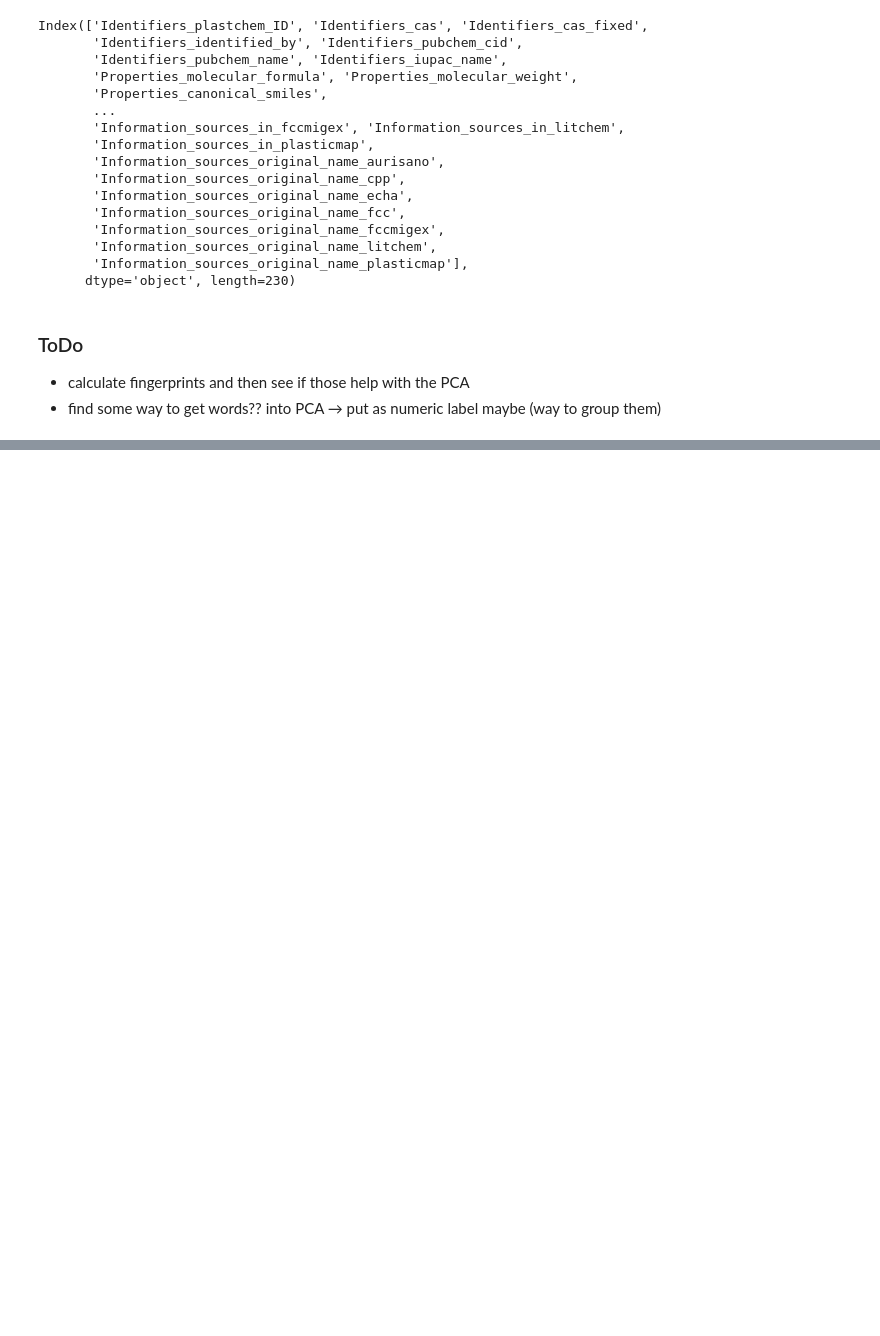
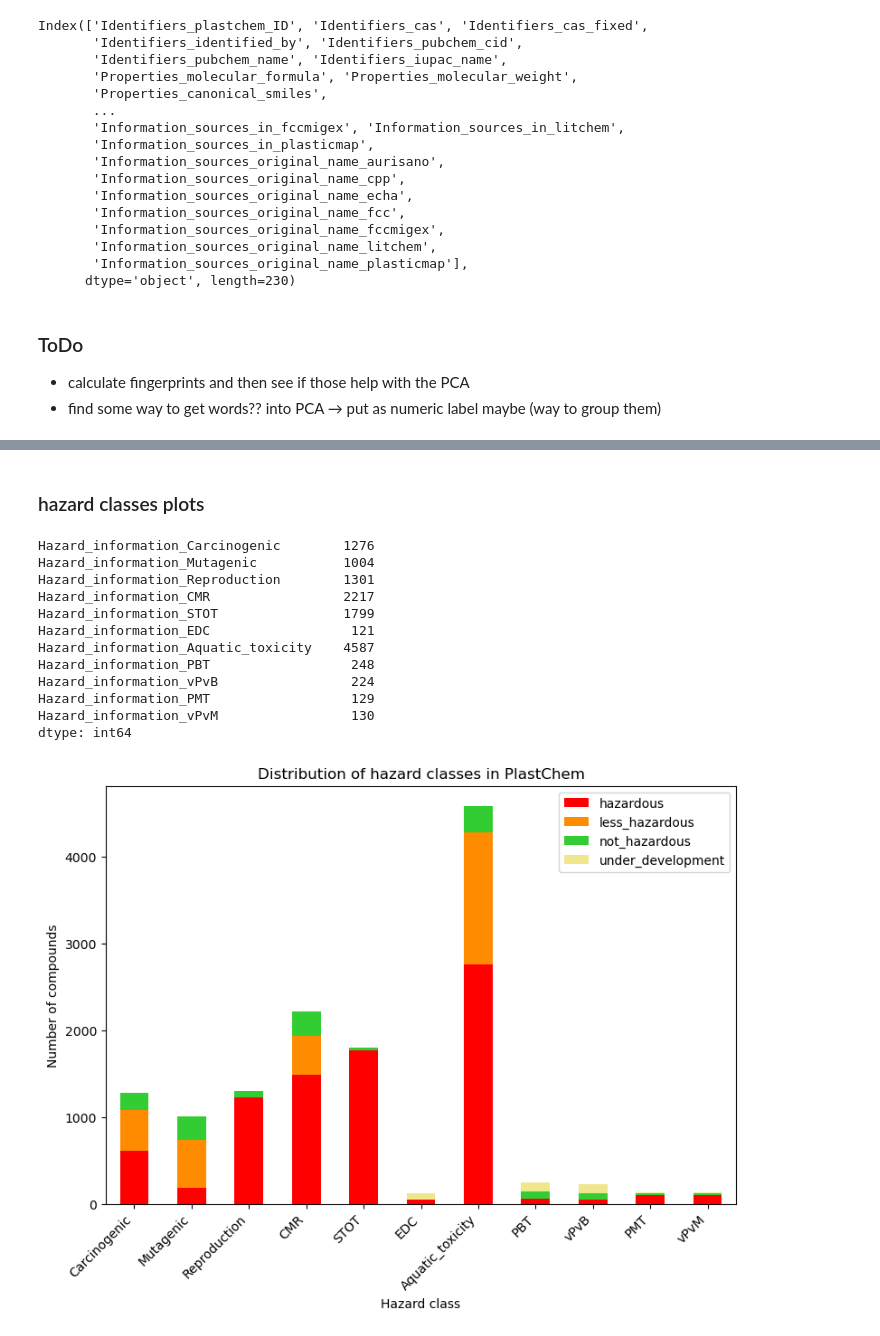
Before and after one commit to ameliehuebner/plastchem-project, a Jupyter notebook: analysis/visual.ipynb, the cells around one changed output, grey strips where cells are left out. Saved outputs shown, nothing was run; the diff lists cells and outputs as text; code cells hidden in the pictures; blank space fills up the shorter version.

```diff
--- a/analysis/visual.ipynb
+++ b/analysis/visual.ipynb
@@ -113,0 +123,72 @@ plt.show()
+# %% [markdown]
+### hazard classes plots
+# %%
+# visualization for distribution of hazard classes
+
+hazard_cols = [
+        'Hazard_information_Carcinogenic', 'Hazard_information_Mutagenic', 'Hazard_information_Reproduction', 'Hazard_information_CMR', 'Hazard_information_STOT', 'Hazard_information_EDC', 'Hazard_information_Aquatic_toxicity', 'Hazard_information_PBT', 'Hazard_information_vPvB', 'Hazard_information_PMT', 'Hazard_information_vPvM'
+    ]
+
+plastics = [
+    'PET', 'PE', 'PP', 'PVC', 'PA', 'PS', 'Rubber', 'PUR', 'ABS', 'PC'
+]
+
+
+def hazard_plot(plast_chem, title):
+    """
+    Plots the hazard classes per polymer type
+    """
+
+    # for col in hazard_cols:
+    #     print(col)
+    #     print(plast_chem[col].value_counts(dropna=False).head(10))
+    #     print("----")
+
+    # 16325
+    summary = pd.DataFrame({
+        "hazardous": plast_chem[hazard_cols].isin([1, 2]).sum(),
+        "less_hazardous": (plast_chem[hazard_cols] == 0.5).sum(),
+        "not_hazardous": (plast_chem[hazard_cols] == 0).sum(),
+        "under_development": (plast_chem[hazard_cols] == 0.25).sum(),
+        #"not_classified": plast_chem[hazard_cols].isna().sum()
+    })
+
+    colors = [ "red", "darkorange", "limegreen", "khaki", "gainsboro"]
+
+    # sanity check
+    print(summary.sum(axis=1))
+
+    summary.index = summary.index.str.replace("Hazard_information_", "")
+    ax = summary.plot(
+        kind="bar",
+        stacked=True,
+        figsize=(9,6),
+        color=colors
+    )
+
+    ax.set_xticklabels(ax.get_xticklabels(), rotation=45, ha="right")
+
+    ax.set_ylabel("Number of compounds")
+    ax.set_xlabel("Hazard class")
+    ax.set_title(title)
+
+    return ax
+    # plt.tight_layout()
+    # plt.show()
+
+plt.show(hazard_plot(plast_chem, "Distribution of hazard classes in PlastChem"))
+# important: one compound can have any number of hazard classes
+# %% [output]
+Hazard_information_Carcinogenic        1276
+Hazard_information_Mutagenic           1004
+Hazard_information_Reproduction        1301
+Hazard_information_CMR                 2217
+Hazard_information_STOT                1799
+Hazard_information_EDC                  121
+Hazard_information_Aquatic_toxicity    4587
+Hazard_information_PBT                  248
+Hazard_information_vPvB                 224
+Hazard_information_PMT                  129
+Hazard_information_vPvM                 130
+dtype: int64
+[figure, added]
```
Also changed, not shown: parts of 14 cells of this notebook, 5 other files.
